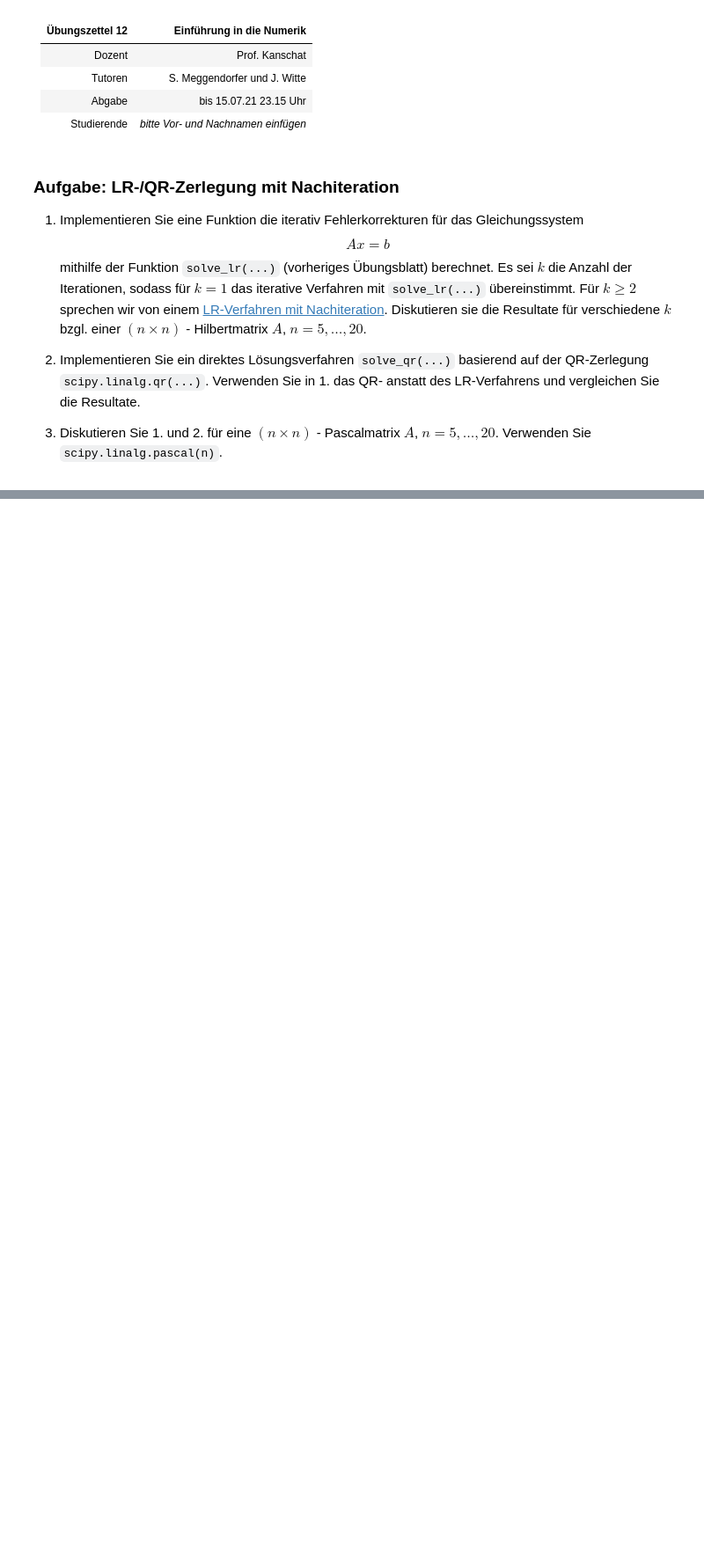
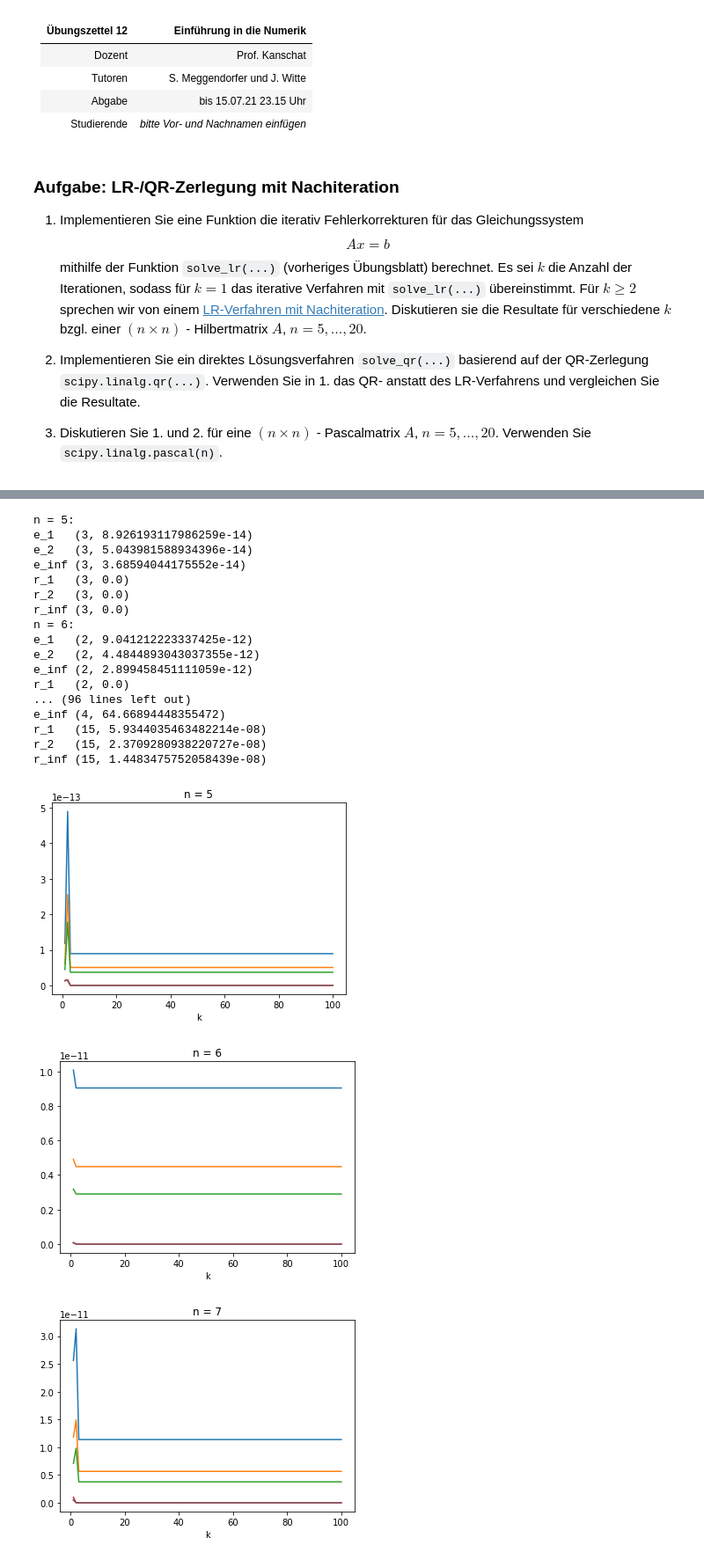
Before and after one commit to d-jakob/num0_pex, a Jupyter notebook: num0_ex12_DanielSchiller_ThomasBlankenburg_DennisJakob.ipynb, the cells around one changed output, grey strips where cells are left out. Shown at 88% size. Drawn from its saved outputs; the diff is of its cells as text; code cells hidden in the pictures; blank space fills up the shorter version.

```diff
--- a/num0_ex12_DanielSchiller_ThomasBlankenburg_DennisJakob.ipynb
+++ b/num0_ex12_DanielSchiller_ThomasBlankenburg_DennisJakob.ipynb
@@ -138,0 +222,28 @@ r_1   (59, 1.1102230246251565e-16)
+# %%
+best = plot(True, True)
+for i in range(21):
+    if best[i]:
+        print(f'n = {i}:')
+        for k in best[i]:
+            print(f'{k:<6}{best[i][k]}')
+# %% [output]
+n = 5:
+e_1   (3, 8.926193117986259e-14)
+e_2   (3, 5.043981588934396e-14)
+e_inf (3, 3.68594044175552e-14)
+r_1   (3, 0.0)
+r_2   (3, 0.0)
+r_inf (3, 0.0)
+n = 6:
+e_1   (2, 9.041212223337425e-12)
+e_2   (2, 4.4844893043037355e-12)
+e_inf (2, 2.899458451111059e-12)
+r_1   (2, 0.0)
+... (96 lines left out)
+e_inf (4, 64.66894448355472)
+r_1   (15, 5.9344035463482214e-08)
+r_2   (15, 2.3709280938220727e-08)
+r_inf (15, 1.4483475752058439e-08)
+[figure, added]
+[figure, added]
+[figure, added]
```
Also changed, not shown: parts of 14 cells of this notebook.
